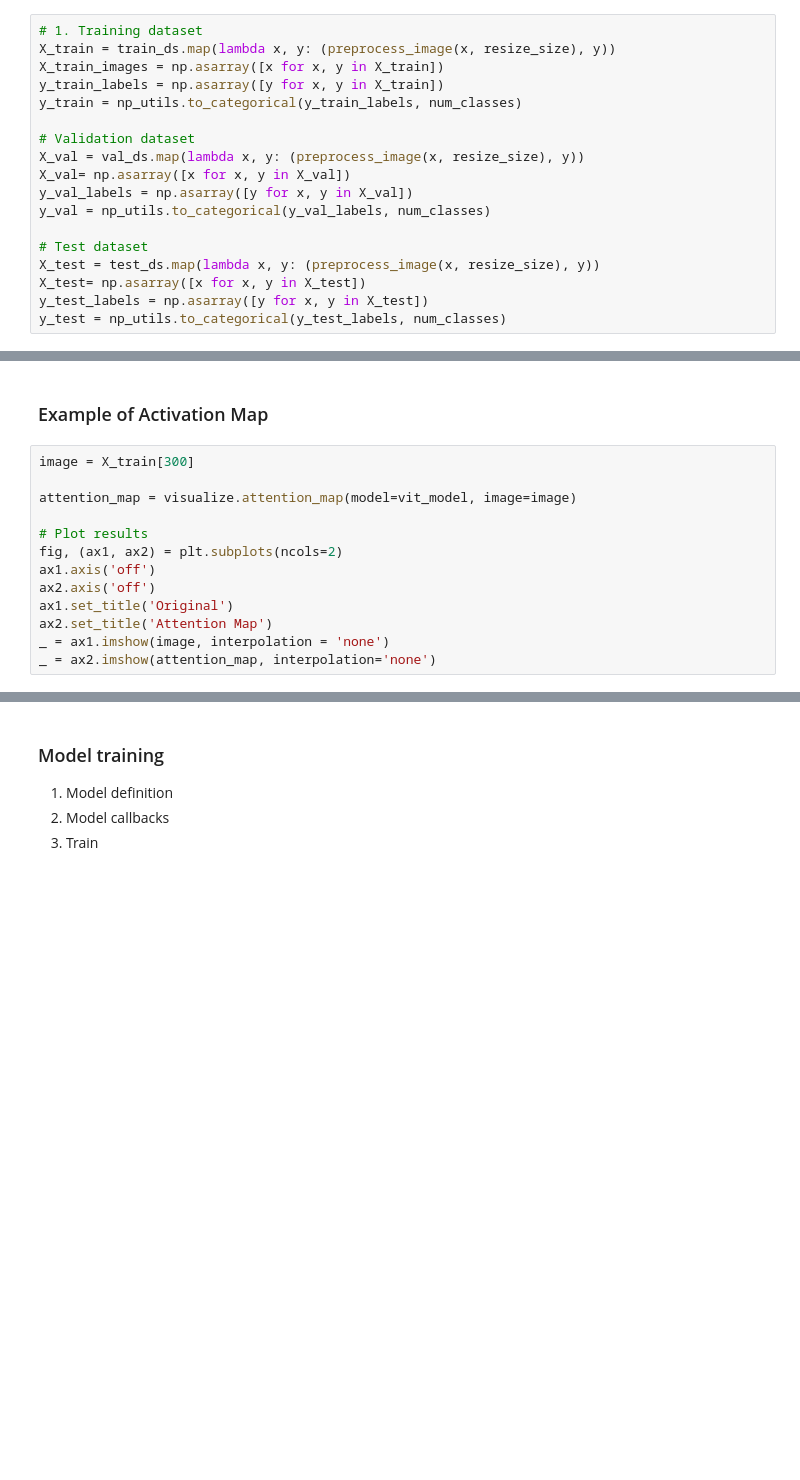
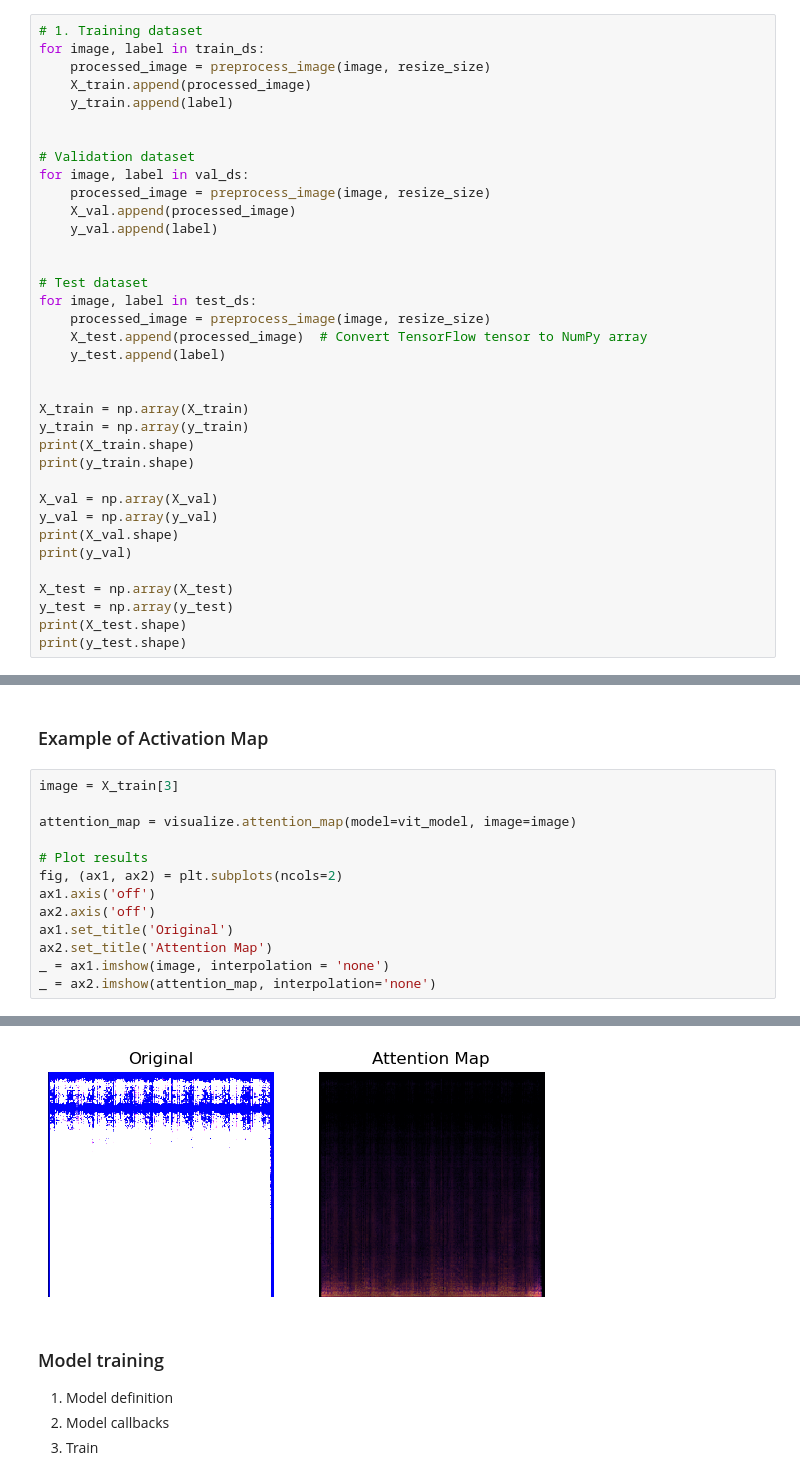
Before and after one commit to AdrianaGVL/MusicTaste_DL_Classification, a Jupyter notebook: vision_transformer.ipynb, the cells around one changed output, grey strips where cells are left out. Drawn from its saved outputs; the diff is of its cells as text; blank space fills up the shorter version.

```diff
--- a/vision_transformer.ipynb
+++ b/vision_transformer.ipynb
@@ -116,18 +149,36 @@ def preprocess_image(image, resize_size):
 # %%
 # 1. Training dataset
-X_train = train_ds.map(lambda x, y: (preprocess_image(x, resize_size), y))
-X_train_images = np.asarray([x for x, y in X_train])
-y_train_labels = np.asarray([y for x, y in X_train])
-y_train = np_utils.to_categorical(y_train_labels, num_classes)
+for image, label in train_ds:
+    processed_image = preprocess_image(image, resize_size)
+    X_train.append(processed_image)
+    y_train.append(label)
+
 
 # Validation dataset
-X_val = val_ds.map(lambda x, y: (preprocess_image(x, resize_size), y))
-X_val= np.asarray([x for x, y in X_val])
-y_val_labels = np.asarray([y for x, y in X_val])
-y_val = np_utils.to_categorical(y_val_labels, num_classes)
+for image, label in val_ds:
+    processed_image = preprocess_image(image, resize_size)
+    X_val.append(processed_image)
+    y_val.append(label)
+
 
 # Test dataset
-X_test = test_ds.map(lambda x, y: (preprocess_image(x, resize_size), y))
-X_test= np.asarray([x for x, y in X_test])
-y_test_labels = np.asarray([y for x, y in X_test])
-y_test = np_utils.to_categorical(y_test_labels, num_classes)
+for image, label in test_ds:
+    processed_image = preprocess_image(image, resize_size)
+    X_test.append(processed_image)  # Convert TensorFlow tensor to NumPy array
+    y_test.append(label)
+
+
+X_train = np.array(X_train)
+y_train = np.array(y_train)
+print(X_train.shape)
+print(y_train.shape)
+
+X_val = np.array(X_val)
+y_val = np.array(y_val)
+print(X_val.shape)
+print(y_val)
+
+X_test = np.array(X_test)
+y_test = np.array(y_test)
+print(X_test.shape)
+print(y_test.shape)
@@ -149,7 +248,7 @@ vit_model.summary()
 # %% [markdown]
 ### Example of Activation Map
 # %%
-image = X_train[300]
+image = X_train[3]
 
 attention_map = visualize.attention_map(model=vit_model, image=image)
 
@@ -161,3 +260,4 @@ ax1.set_title('Original')
 ax2.set_title('Attention Map')
 _ = ax1.imshow(image, interpolation = 'none')
 _ = ax2.imshow(attention_map, interpolation='none')
+# %% [output]
@@ -164,3 +266,4 @@ _ = ax2.imshow(attention_map, interpolation='none')
+[figure, added]
 # %% [markdown]
 ### Model training
 1. Model definition
```
Also changed, not shown: parts of 11 cells of this notebook.
